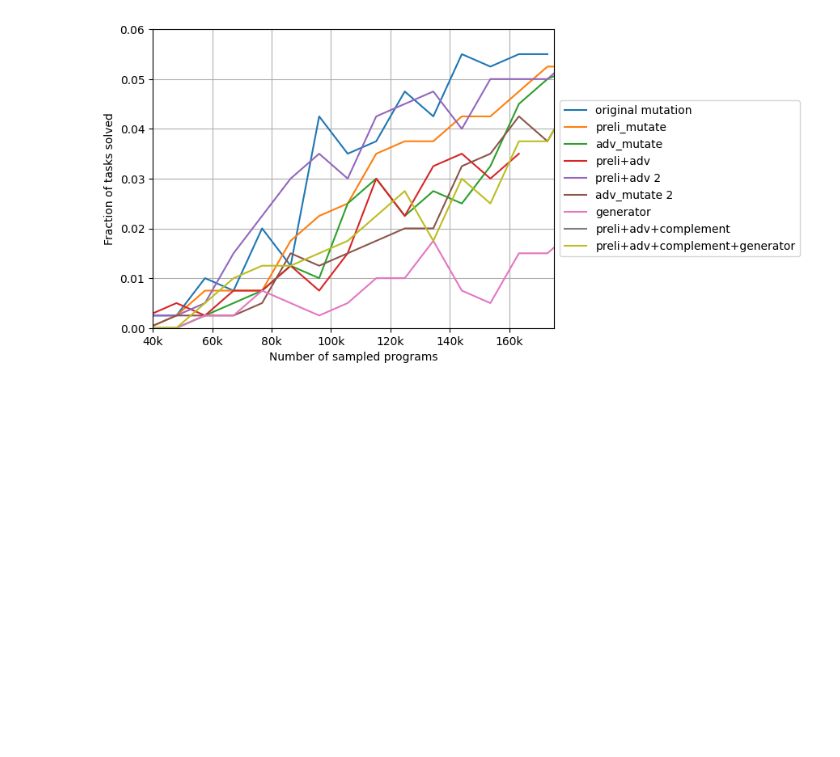
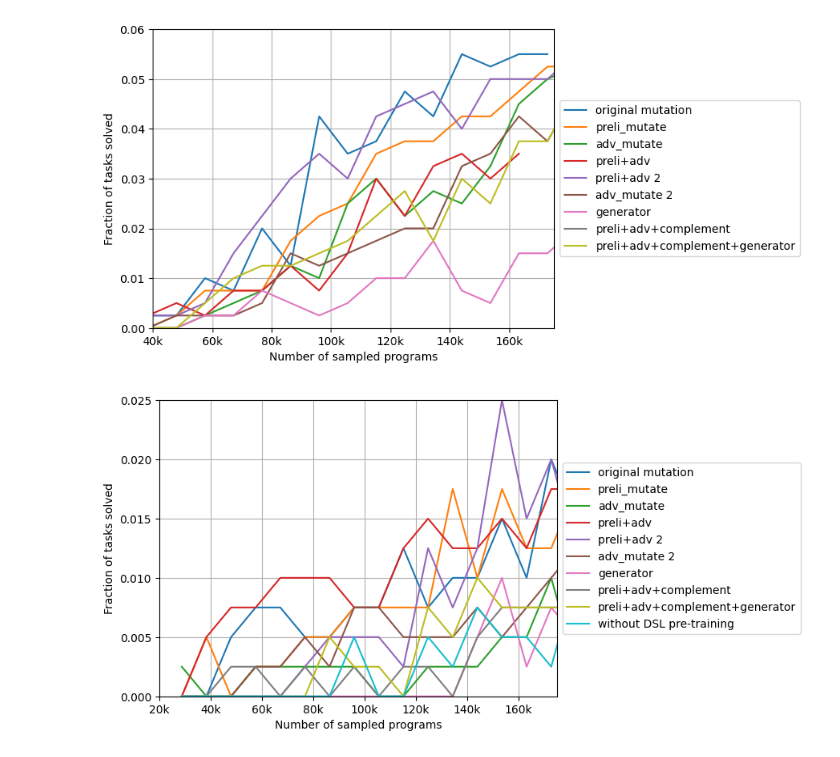
Before and after one commit to zwy-2000/CodeIt, a Jupyter notebook: results.ipynb, the cells around one changed output. Cells and saved outputs as stored; diff of their text form; code cells hidden in the pictures; blank space fills up the shorter version.

```diff
--- a/results.ipynb
+++ b/results.ipynb
@@ -199,3 +253,21 @@ ax.grid(True)
 plt.show()
 # %% [output]
 [figure]
+# %%
+fig, ax = plt.subplots()
+ax.xaxis.set_major_formatter(plt.FuncFormatter(formatter))
+for experiment_name in codeit_policy_performance:
+    if experiment_name == 'a6_no_mutation':
+        num_samples = range(SAMPLES_PER_META_ITERATION, SAMPLES_PER_META_ITERATION + (SAMPLES_PER_META_ITERATION*len(codeit_policy_performance[experiment_name])), SAMPLES_PER_META_ITERATION)
+    else:
+        num_samples = range(NUM_MUTATED+SAMPLES_PER_META_ITERATION, NUM_MUTATED+SAMPLES_PER_META_ITERATION + (SAMPLES_PER_META_ITERATION*len(codeit_policy_performance[experiment_name])), SAMPLES_PER_META_ITERATION)
+    plt.plot(num_samples, codeit_policy_performance[experiment_name], label=experiment_name)
+ax.legend(loc='center left', bbox_to_anchor=(1, 0.5))
+plt.ylabel('Fraction of tasks solved')
+plt.xlabel('Number of sampled programs')
+plt.xlim(20_000,175_000)
+plt.ylim(0,0.025)
+ax.grid(True)
+plt.show()
+# %% [output]
+[figure, added]
```
Also changed, not shown: parts of 3 cells of this notebook.
